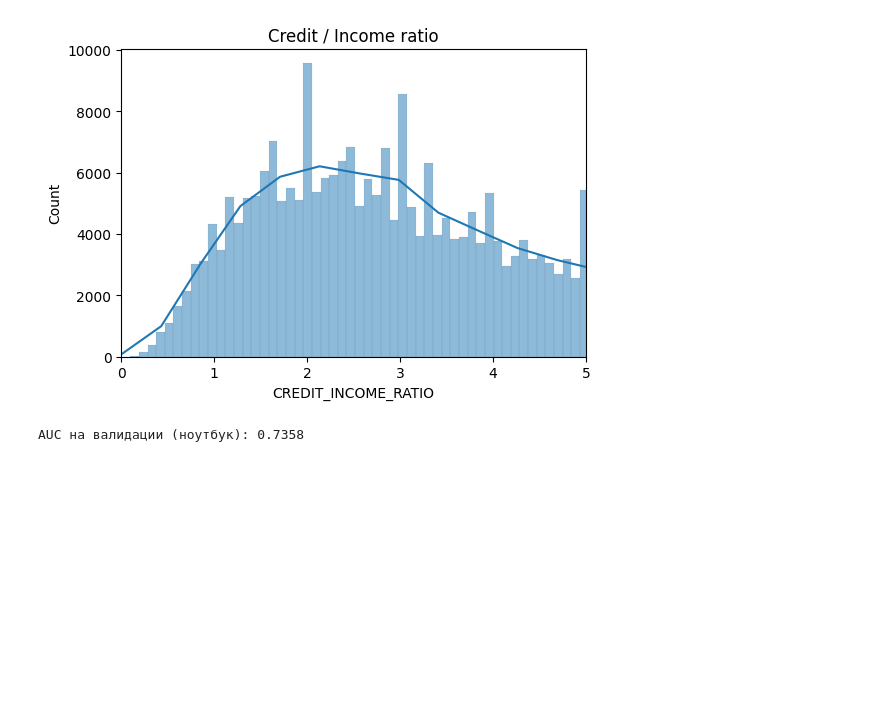
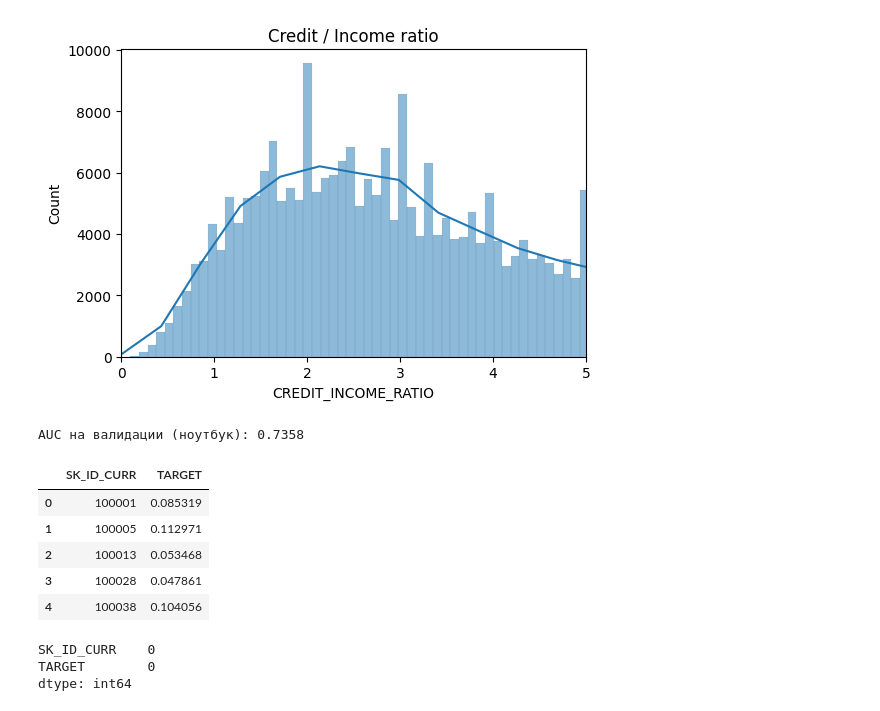
Before and after one commit to jkisselj/credit_scoring_project, a Jupyter notebook: results/feature_engineering/EDA.ipynb, the cells around one changed output. Cells and saved outputs as stored; diff of their text form; code cells hidden in the pictures; blank space fills up the shorter version.

Commit message:
mode 0,73 on kaggle

```diff
--- a/results/feature_engineering/EDA.ipynb
+++ b/results/feature_engineering/EDA.ipynb
@@ -156,3 +156,27 @@ auc = roc_auc_score(y_valid, y_valid_proba)
 print(f"AUC на валидации (ноутбук): {auc:.4f}")
 # %% [output]
 AUC на валидации (ноутбук): 0.7358
+# %%
+import pandas as pd
+import os
+
+project_root = "/home/kooduser/credit_scoring_project"
+path = os.path.join(project_root, "results/model/kaggle_submission.csv")
+
+sub = pd.read_csv(path)
+sub.head()
+# %% [output]
+|  | SK_ID_CURR | TARGET |
+| 0 | 100001 | 0.085319 |
+| 1 | 100005 | 0.112971 |
+| 2 | 100013 | 0.053468 |
+| 3 | 100028 | 0.047861 |
+| 4 | 100038 | 0.104056 |
+# %%
+sub.columns
+len(sub)
+sub.isna().sum()
+# %% [output]
+SK_ID_CURR    0
+TARGET        0
+dtype: int64
```
Also changed, not shown: 2 other files.
